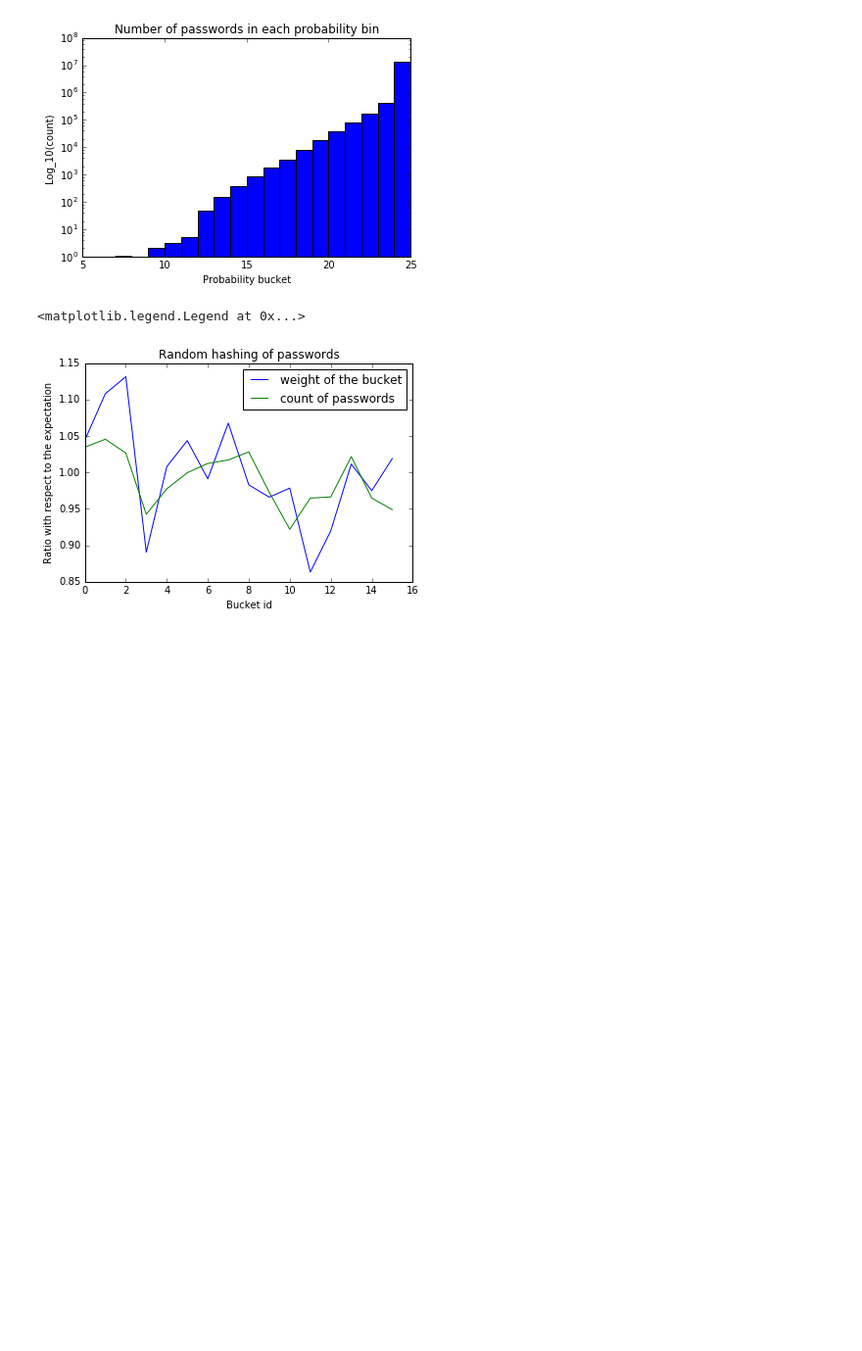
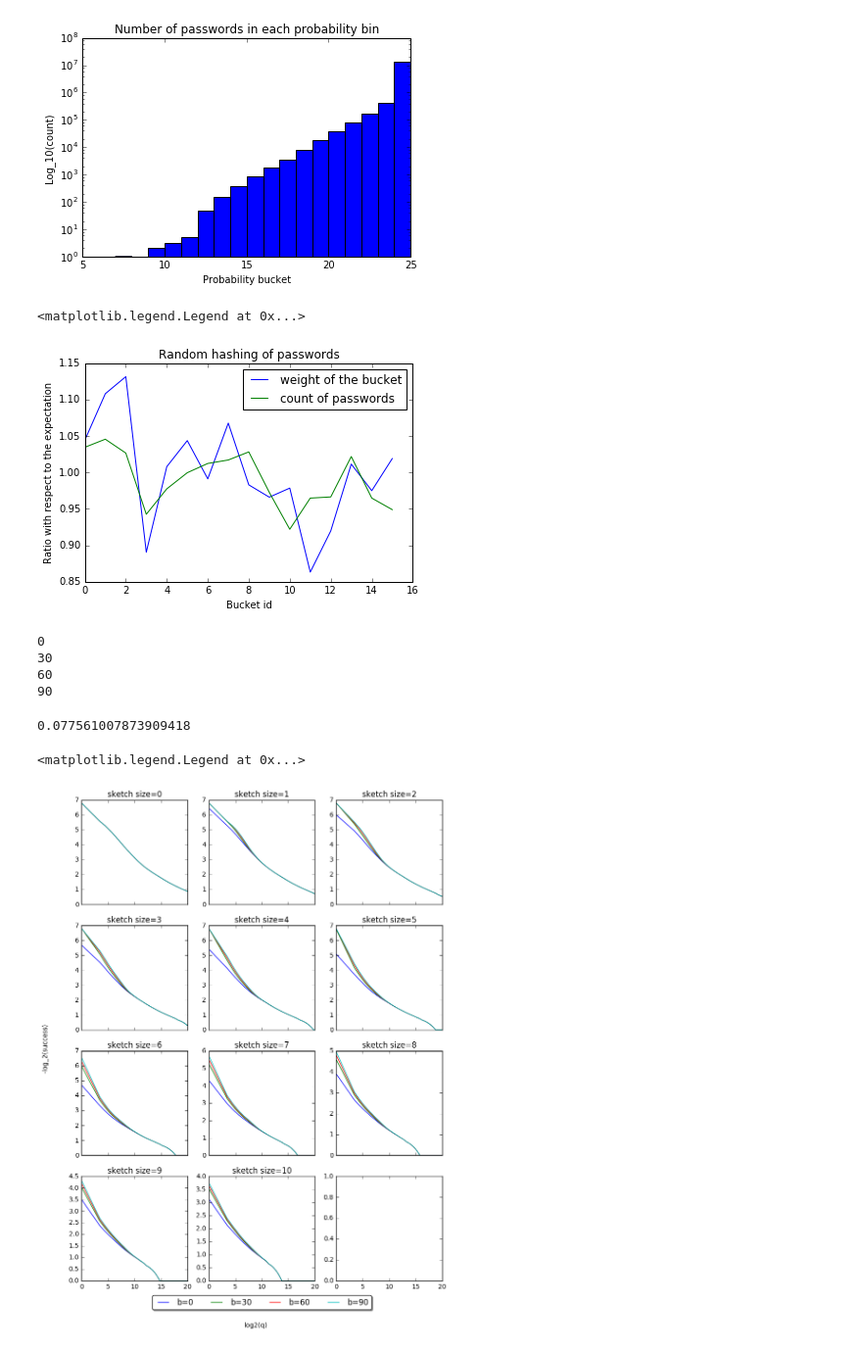
Before and after one commit to rchatterjee/Passwords, a Jupyter notebook: AnalyzePasswords.ipynb, the cells around one changed output. Shown at 98% size. Cells and saved outputs as stored; diff of their text form; code cells hidden in the pictures; blank space fills up the shorter version.

Commit message:
Adding sketch can be dangerous.

```diff
--- a/AnalyzePasswords.ipynb
+++ b/AnalyzePasswords.ipynb
@@ -60,3 +60,66 @@ plt.legend(['weight of the bucket', 'count of passwords',])
 # %% [output]
 <matplotlib.legend.Legend at 0x...>
 [figure]
+# %%
+brange = range(0, 101, 30)
+qrange = range(1, 100, 10) + range(100, 10000, 100) + range(10000, 100000, 1000) + range(100000, 1000001, 10000)
+sketchrange = range(0, 11, 1)
+n = qrange[-1] * 2**sketchrange[-1]
+ordered_fs = np.sort(rypw._freq_list)[::-1][:n]
+
+def compute_black_list_succ(b, s):
+    n_sketches = 2**s
+    nfarr = np.concatenate([ordered_fs[:b]/n_sketches for _ in range(n_sketches)])
+    nfarr = np.concatenate((nfarr, ordered_fs[b:qrange[-1]*n_sketches]))
+    nfarr = np.sort(nfarr)[::-1]
+    return np.array([nfarr[:q*n_sketches].sum()/rypw.totalf() for q in qrange])
+
+from joblib import Parallel, delayed
+p = Parallel(n_jobs=4)
+func = delayed(compute_black_list_succ)
+succ_rates = np.zeros(shape=(len(brange), len(sketchrange), len(qrange)))
+l = []
+for bi, b in enumerate(brange):
+    for sj, s in enumerate(sketchrange):
+        l.append(func(b, s))
+res = p(l)
+for bi, b in enumerate(brange):
+    print b
+    for sj, s in enumerate(sketchrange):
+        succ_rates[bi, sj] = np.array(res[bi*len(sketchrange) + sj])
+# %% [output]
+0
+30
+60
+90
+# %%
+b, s = 10, 2
+n_sketches = 2**s
+q = 100
+nfarr = np.concatenate([ordered_fs[:b]/n_sketches for _ in range(n_sketches)])
+nfarr = np.concatenate((nfarr, ordered_fs[b:qrange[-1]*n_sketches]))
+nfarr = np.sort(nfarr)[::-1]
+nfarr[:q*n_sketches].sum()/rypw.totalf()
+# %% [output]
+0.077561007873909418
+# %%
+from matplotlib import pyplot as plt
+# b, s
+r = 4
+c = 3
+w = 10
+f, ax = plt.subplots(r, c, sharex=True)
+f.set_size_inches(w, w*r/float(c))
+i,j = 0, 8
+
+for j in range(len(sketchrange)):
+    for i in range(len(brange)):
+        ax[j/c, j%c].plot(np.log2(qrange), -np.log2(succ_rates[i,j]), label='b={}'.format(brange[i]))
+        ax[j/c, j%c].set_title('sketch size={}'.format(sketchrange[j]))
+f.text(0.5, 0.05, 'log2(q)', ha='center')
+f.text(0.04, 0.5, '-log_2(success)', va='center', rotation='vertical')
+ax[-1, -2].legend(loc='upper center', bbox_to_anchor=(0.5, -0.1),
+          fancybox=True, shadow=True, ncol=5)
+# %% [output]
+<matplotlib.legend.Legend at 0x...>
+[figure, added]
```
Also changed, not shown: 3 other files.
